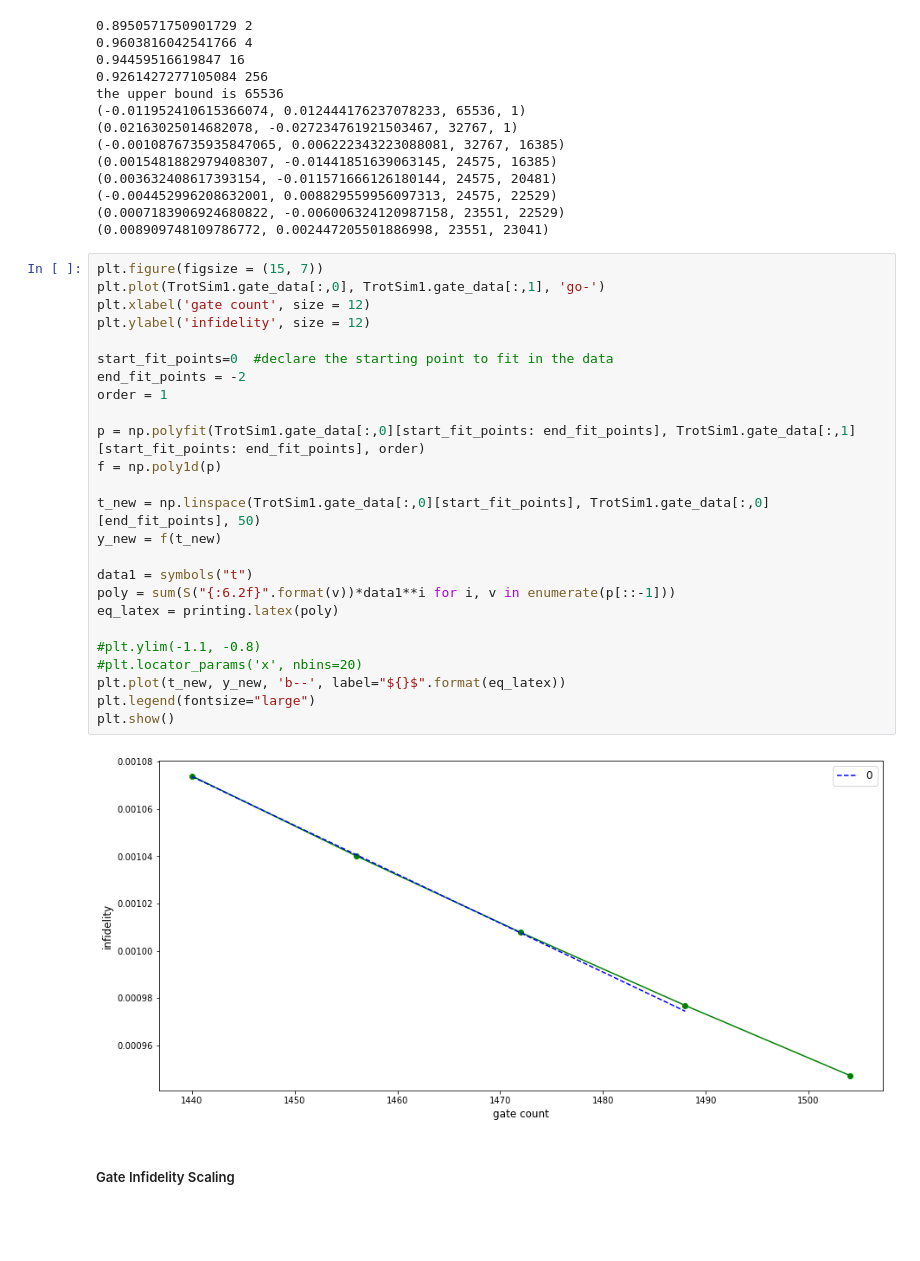
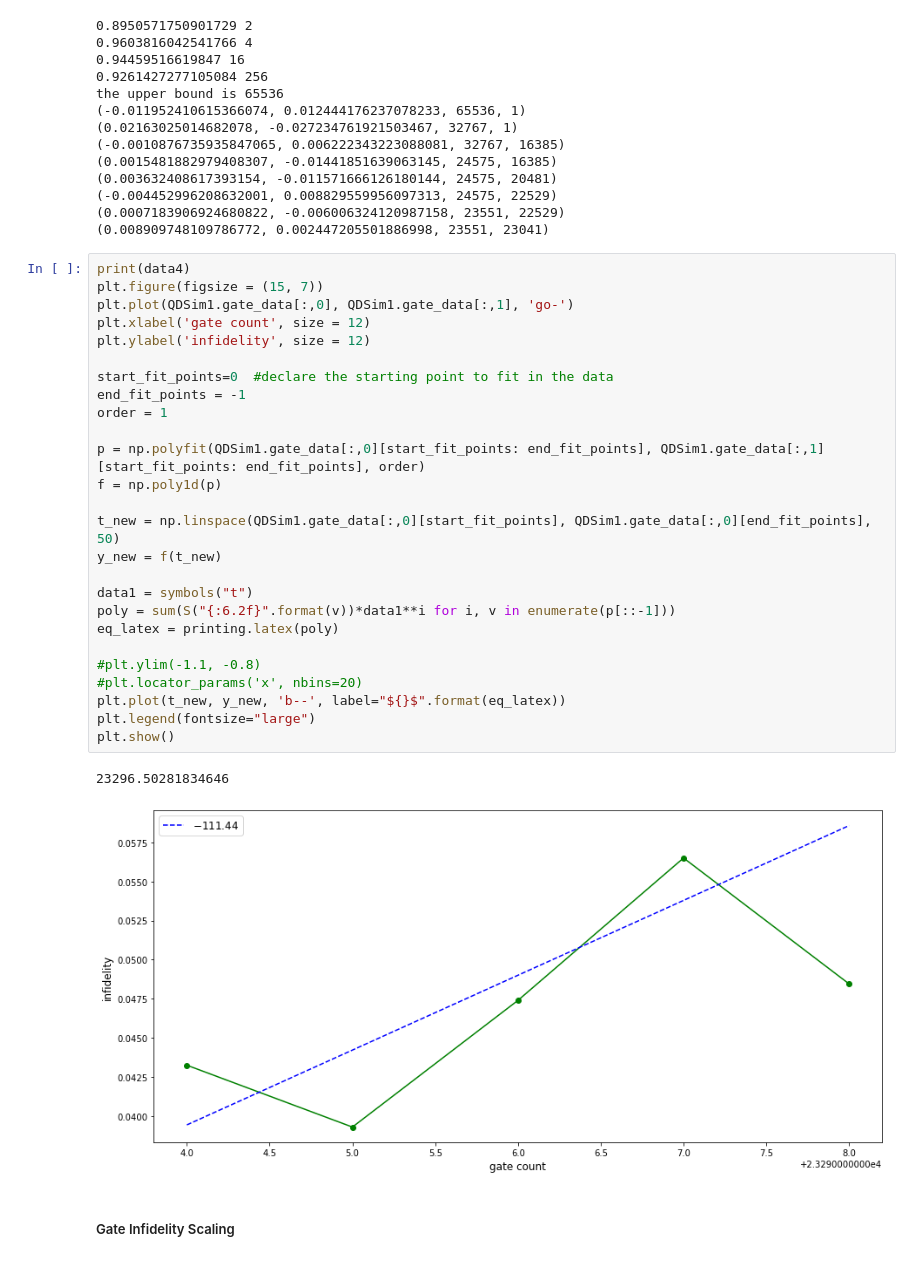
Before and after one commit to mattp97/Trotter-Qdrift-Simulation, a Jupyter notebook: Hybridized Simulation Jellium.ipynb, the cells around one changed output. Saved outputs shown, nothing was run; the diff lists cells and outputs as text; blank space fills up the shorter version.

```diff
--- a/Hybridized Simulation Jellium.ipynb
+++ b/Hybridized Simulation Jellium.ipynb
@@ -460,32 +455,34 @@ the upper bound is 65536
 (0.0007183906924680822, -0.006006324120987158, 23551, 22529)
 (0.008909748109786772, 0.002447205501886998, 23551, 23041)
 # %%
+print(data4)
 plt.figure(figsize = (15, 7))
-plt.plot(TrotSim1.gate_data[:,0], TrotSim1.gate_data[:,1], 'go-')
+plt.plot(QDSim1.gate_data[:,0], QDSim1.gate_data[:,1], 'go-')
 plt.xlabel('gate count', size = 12)
 plt.ylabel('infidelity', size = 12)
 
 start_fit_points=0  #declare the starting point to fit in the data
-end_fit_points = -2
+end_fit_points = -1
 order = 1
 
-p = np.polyfit(TrotSim1.gate_data[:,0][start_fit_points: end_fit_points], TrotSim1.gate_data[:,1][start_fit_points: end_fit_points], order)
+p = np.polyfit(QDSim1.gate_data[:,0][start_fit_points: end_fit_points], QDSim1.gate_data[:,1][start_fit_points: end_fit_points], order)
 f = np.poly1d(p)
 
-t_new = np.linspace(TrotSim1.gate_data[:,0][start_fit_points], TrotSim1.gate_data[:,0][end_fit_points], 50)
+t_new = np.linspace(QDSim1.gate_data[:,0][start_fit_points], QDSim1.gate_data[:,0][end_fit_points], 50)
 y_new = f(t_new)
 
 data1 = symbols("t")
 poly = sum(S("{:6.2f}".format(v))*data1**i for i, v in enumerate(p[::-1]))
 eq_latex = printing.latex(poly)
 
 #plt.ylim(-1.1, -0.8)
 #plt.locator_params('x', nbins=20)
 plt.plot(t_new, y_new, 'b--', label="${}$".format(eq_latex))
 plt.legend(fontsize="large")
 plt.show()
 # %% [output]
+23296.50281834646
-[figure, old version]
+[figure, new version]
 # %% [markdown]
 ##### Gate Infidelity Scaling
 # %% [markdown]
```
Also changed, not shown: parts of 8 cells of this notebook, 1 other file.
